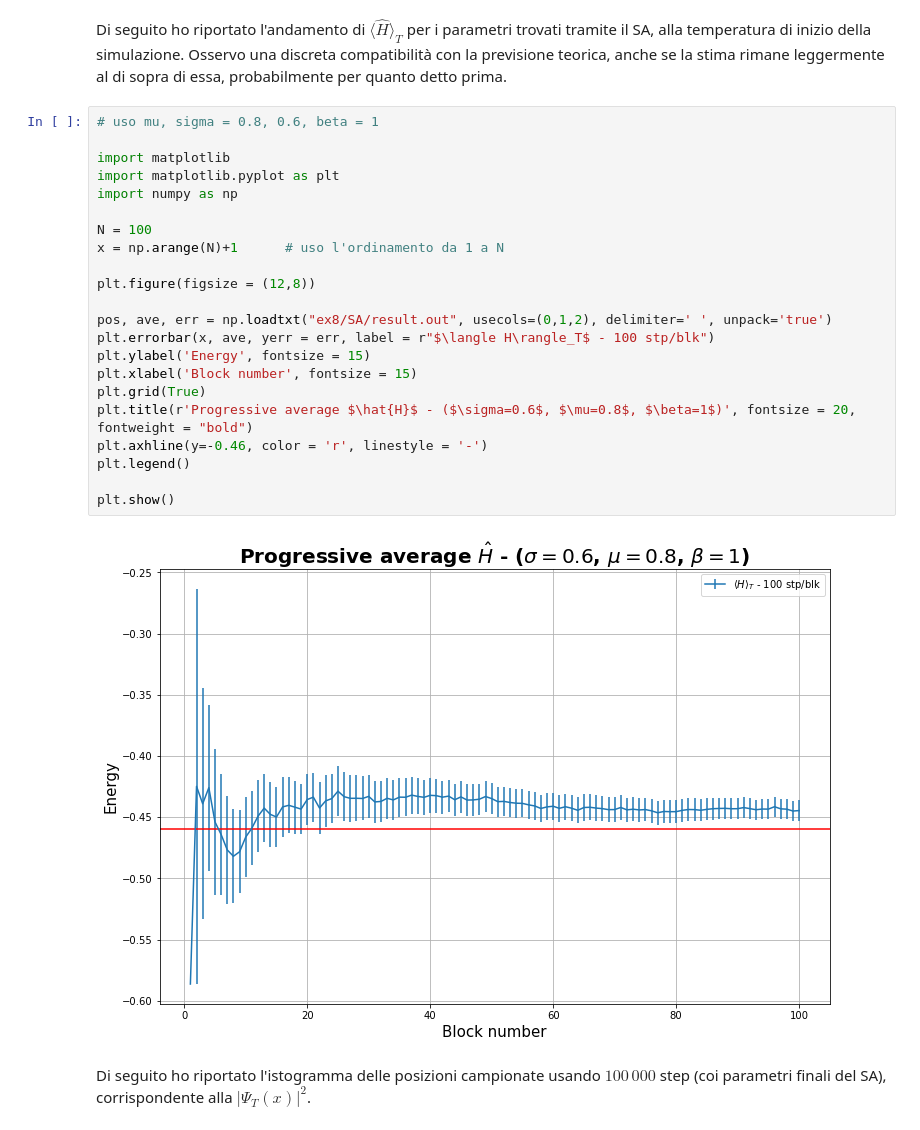
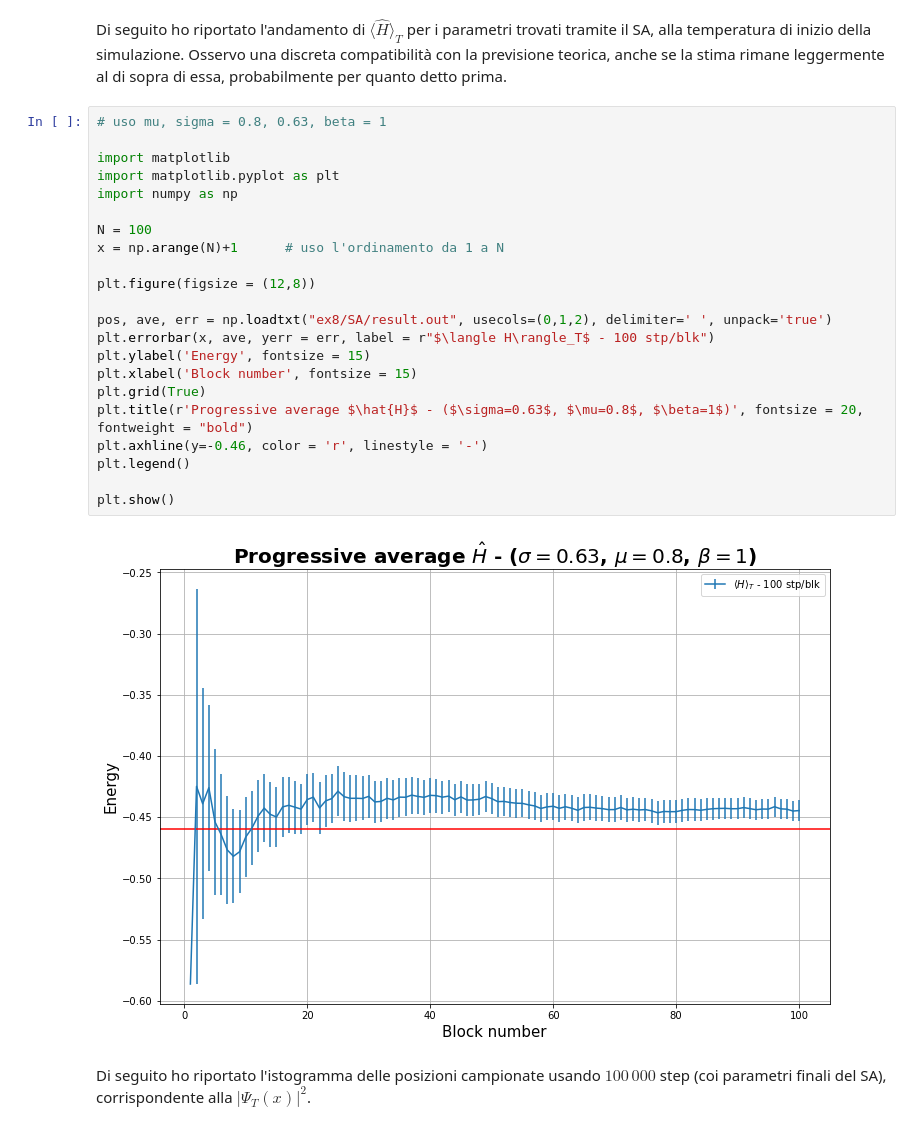
Before and after one commit to martinozanetti/LSN-Martino-Zanetti, a Jupyter notebook: 08-ok/my-08.ipynb, the cells around one changed output. Drawn from its saved outputs; the diff is of its cells as text.

```diff
--- a/08-ok/my-08.ipynb
+++ b/08-ok/my-08.ipynb
@@ -197,29 +197,29 @@ plt.show()
 Di seguito ho riportato l'andamento di $\langle {\hat H} \rangle_T$ per i parametri trovati tramite il SA, alla temperatura di inizio della simulazione.
 Osservo una discreta compatibilità con la previsione teorica, anche se la stima rimane leggermente al di sopra di essa, probabilmente per quanto detto prima.
 # %%
-# uso mu, sigma = 0.8, 0.6, beta = 1
+# uso mu, sigma = 0.8, 0.63, beta = 1
 
 import matplotlib
 import matplotlib.pyplot as plt
 import numpy as np
 
 N = 100
 x = np.arange(N)+1      # uso l'ordinamento da 1 a N
 
 plt.figure(figsize = (12,8))
 
 pos, ave, err = np.loadtxt("ex8/SA/result.out", usecols=(0,1,2), delimiter=' ', unpack='true')
 plt.errorbar(x, ave, yerr = err, label = r"$\langle H\rangle_T$ - 100 stp/blk")
 plt.ylabel('Energy', fontsize = 15)
 plt.xlabel('Block number', fontsize = 15)
 plt.grid(True)
-plt.title(r'Progressive average $\hat{H}$ - ($\sigma=0.6$, $\mu=0.8$, $\beta=1$)', fontsize = 20, fontweight = "bold")
+plt.title(r'Progressive average $\hat{H}$ - ($\sigma=0.63$, $\mu=0.8$, $\beta=1$)', fontsize = 20, fontweight = "bold")
 plt.axhline(y=-0.46, color = 'r', linestyle = '-')
 plt.legend()
 
 plt.show()
 # %% [output]
-[figure, old version]
+[figure, new version]
 # %% [markdown]
 Di seguito ho riportato l'istogramma delle posizioni campionate usando $100\,000$ step (coi parametri finali del SA), corrispondente alla $|\Psi_T(x)|^2$.
 # %%
```
Also changed, not shown: parts of 1 cell of this notebook.
